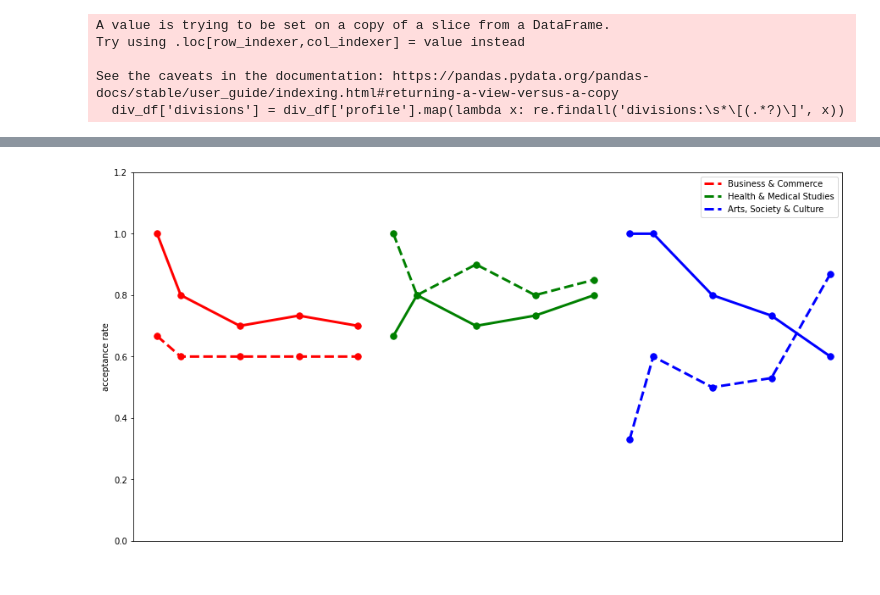
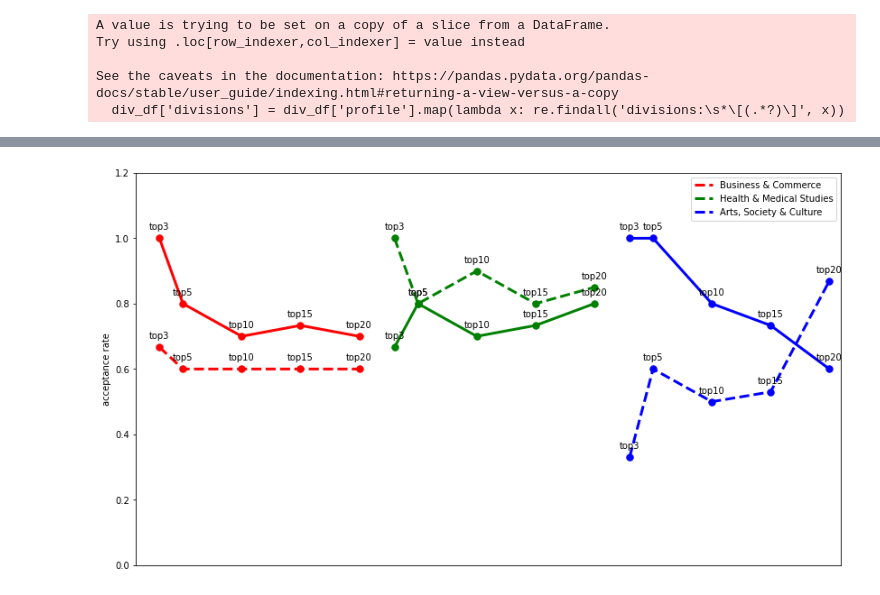
Before and after one commit to PipelineBot01/TendersPlus, a Jupyter notebook: result/Untitled.ipynb, the cells around one changed output, grey strips where cells are left out. Saved outputs shown, nothing was run; the diff lists cells and outputs as text; code cells hidden in the pictures.

```diff
--- a/result/Untitled.ipynb
+++ b/result/Untitled.ipynb
@@ -110,24 +119,27 @@ acc_df = new_df.drop_duplicates(['user', 'stage'])[['user', 'stage', 'top3', 'to
 # %%
-plt.figure(figsize=(15, 8))
+plt.figure(figsize=(14, 8))
 colors = ['r', 'g', 'b']
 cnt = 0
 for i in draw_df['user'].unique():
     tmp_df = acc_df[acc_df['user'] == i]
     for stage in sorted(tmp_df['stage'].unique()):
         value_df = tmp_df[tmp_df['stage'] == stage]
-        x = [3+cnt*20, 5+cnt*20 ,10+cnt*20, 15+cnt*20 ,20+cnt*20]
+        x = [3+cnt*20, 5+cnt*20 ,10+cnt*20,15+cnt*20,20+cnt*20]
         y = []
         for i in ['top3', 'top5', 'top10', 'top15', 'top20']:
             y.append(float(value_df[i].values[0].replace('%', ''))/100)
         plt.plot(x, y, color = colors[cnt], linewidth=3.0,linestyle='--' if stage==0 else None, label=div_list[cnt] if stage==0 else None)
         plt.scatter(x, y, color = colors[cnt],s=55)
+        for i in range(5):
+            plt.text(x[i],y[i]+0.02, ['top3', 'top5', 'top10', 'top15', 'top20'][i], ha='center', va='bottom', fontsize=10)
     cnt+=1
+
 
 plt.xticks([])
 plt.xlim((1, 61))
 plt.ylim((0, 1.2))
 plt.ylabel('acceptance rate')
 plt.legend()
 plt.show()
 # %% [output]
-[figure, old version]
+[figure, new version]
```
Also changed, not shown: parts of 6 cells of this notebook, 1 other file.
